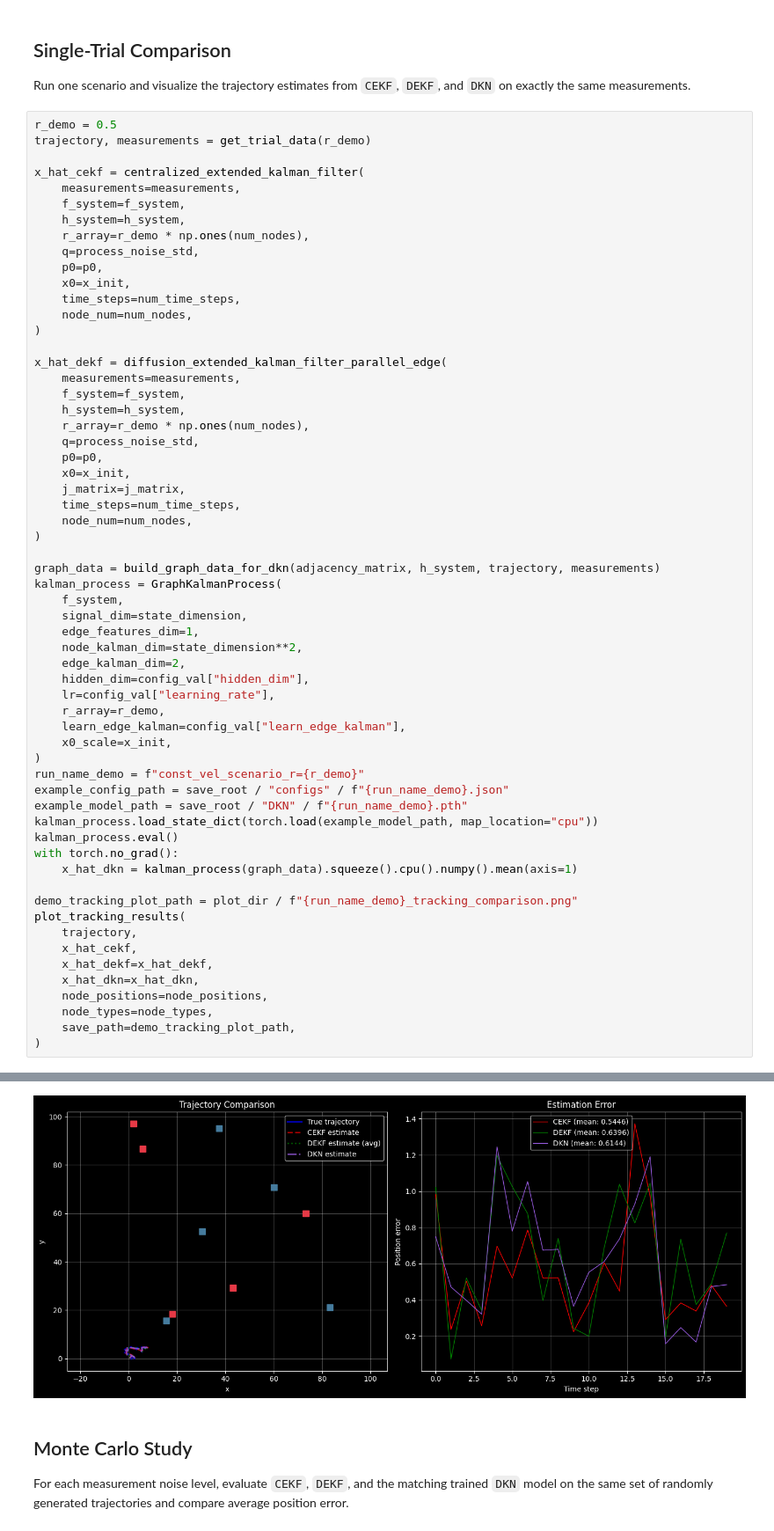
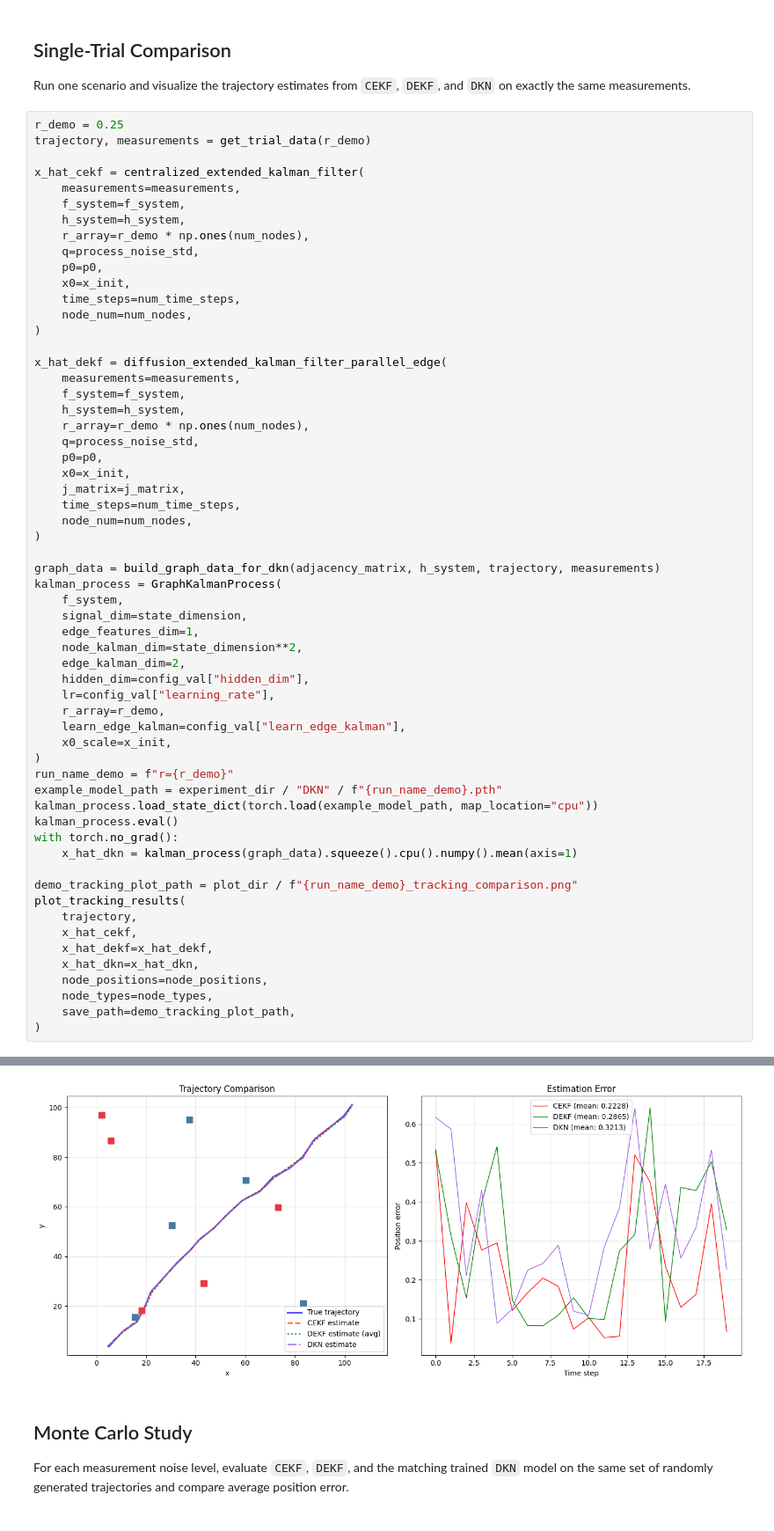
Before and after one commit to AvivG123/distributedKNET, a Jupyter notebook: notebooks/const_vel_scenario_comparison.ipynb, the cells around one changed output, grey strips where cells are left out. Shown at 88% size. Cells and saved outputs as stored; diff of their text form.

```diff
--- a/notebooks/const_vel_scenario_comparison.ipynb
+++ b/notebooks/const_vel_scenario_comparison.ipynb
@@ -125,7 +143,7 @@ Example model path:  /home/kfir-goldring/PycharmProjects/distributedKNET/models/
 
 Run one scenario and visualize the trajectory estimates from `CEKF`, `DEKF`, and `DKN` on exactly the same measurements.
 # %%
-r_demo = 0.5
+r_demo = 0.25
 trajectory, measurements = get_trial_data(r_demo)
 
 x_hat_cekf = centralized_extended_kalman_filter(
@@ -166,9 +184,8 @@ kalman_process = GraphKalmanProcess(
     learn_edge_kalman=config_val["learn_edge_kalman"],
     x0_scale=x_init,
 )
-run_name_demo = f"const_vel_scenario_r={r_demo}"
-example_config_path = save_root / "configs" / f"{run_name_demo}.json"
-example_model_path = save_root / "DKN" / f"{run_name_demo}.pth"
+run_name_demo = f"r={r_demo}"
+example_model_path = experiment_dir / "DKN" / f"{run_name_demo}.pth"
 kalman_process.load_state_dict(torch.load(example_model_path, map_location="cpu"))
 kalman_process.eval()
 with torch.no_grad():
@@ -189,4 +206,4 @@ Saved tracking plot: /home/kfir-goldring/PycharmProjects/distributedKNET/models/
-[figure, old version]
+[figure, new version]
 # %% [markdown]
 ## Monte Carlo Study
 
```
Also changed, not shown: parts of 7 cells of this notebook, 6 other files.
